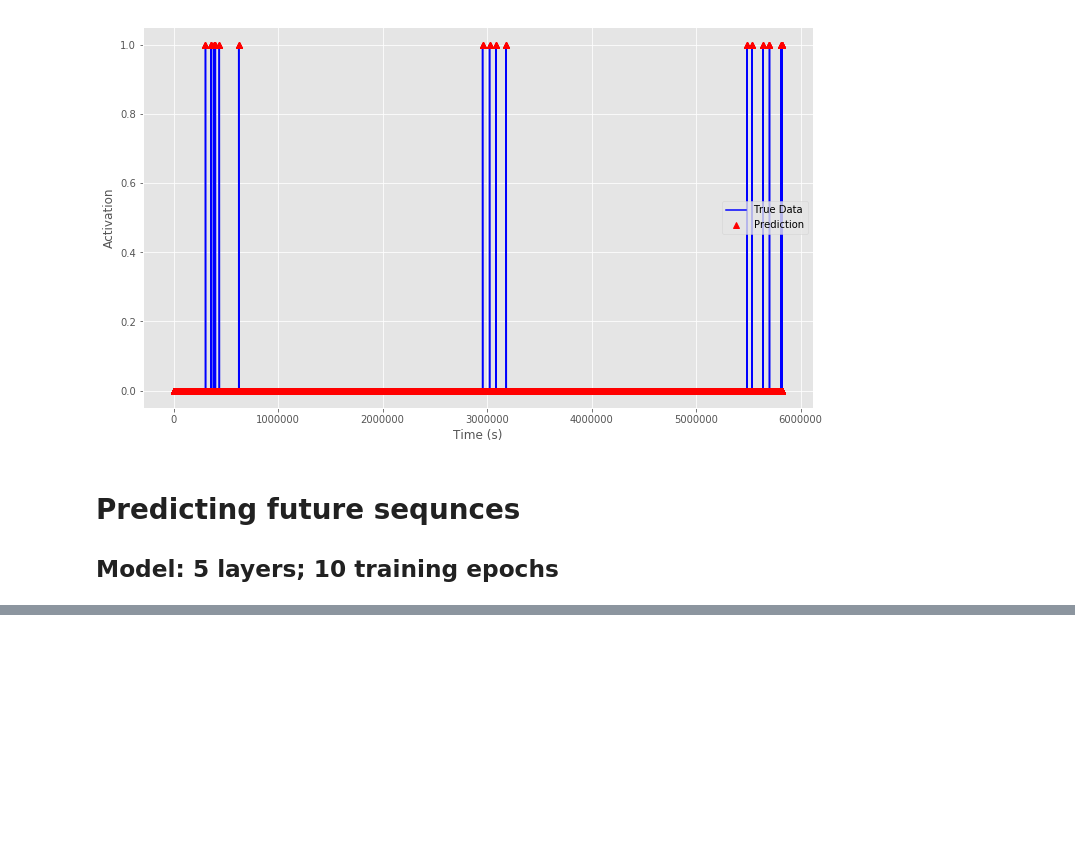
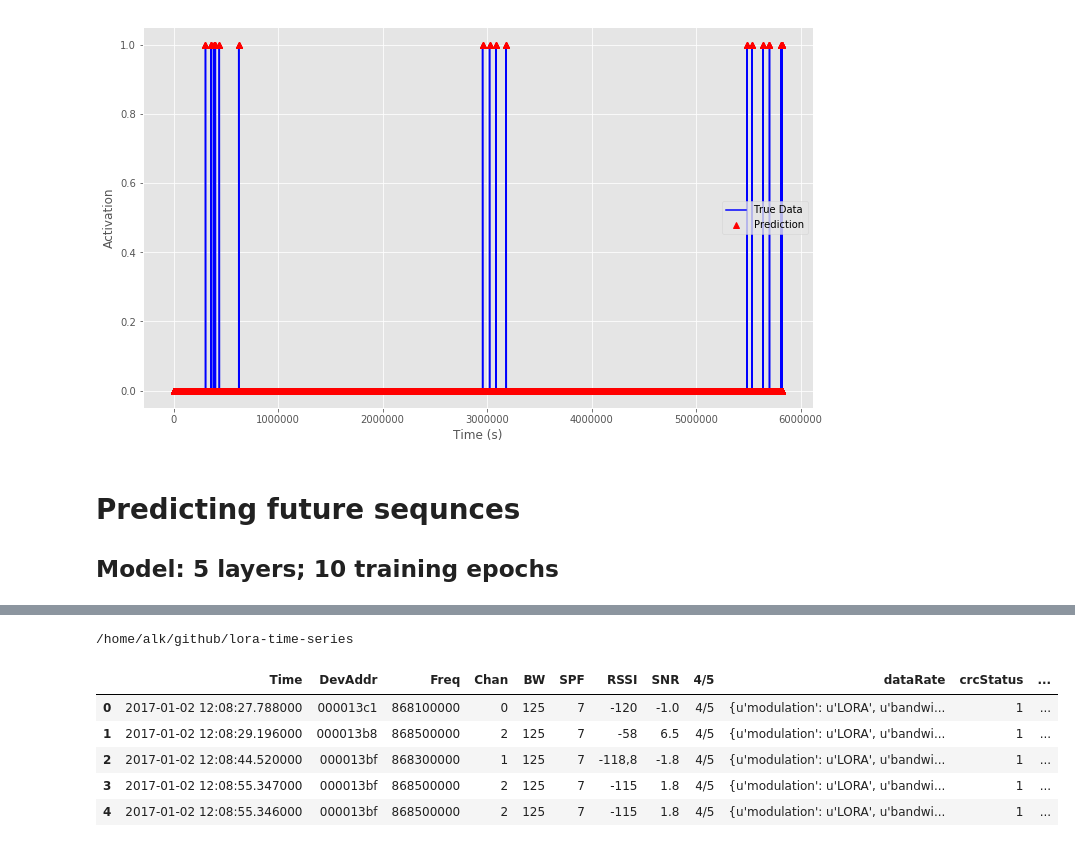
Before and after one commit to akapet00/lora-time-series, a Jupyter notebook: notebooks/01-evaluation.ipynb, the cells around one changed output, grey strips where cells are left out. Saved outputs shown, nothing was run; the diff lists cells and outputs as text; code cells hidden in the pictures; blank space fills up the shorter version.

```diff
--- a/notebooks/01-evaluation.ipynb
+++ b/notebooks/01-evaluation.ipynb
@@ -168,0 +202,24 @@ y_test_pred_10_seq = predict_sequences_multiple(data=X_test,
+# %%
+# error assessment
+%matplotlib inline
+import pandas as pd
+import numpy as np
+import matplotlib.pyplot as plt
+import seaborn as sns
+import os
+PROJ_ROOT = os.path.abspath(os.path.join(os.pardir))
+print(PROJ_ROOT)
+
+DATASET_PATH = 'data/raw'
+
+data_fname = os.path.join(PROJ_ROOT, DATASET_PATH, 'LORA_data.csv')
+dframe = pd.read_csv(data_fname, header=0, sep=';')
+dframe.head()
+# %% [output]
+/home/alk/github/lora-time-series
+|  | Time | DevAddr | Freq | Chan | BW | SPF | RSSI | SNR | 4/5 | dataRate | crcStatus | ... |
+| 0 | 2017-01-02 12:08:27.788000 | 000013c1 | 868100000 | 0 | 125 | 7 | -120 | -1.0 | 4/5 | {u'modulation': u'LORA', u'bandwi... | 1 | ... |
+| 1 | 2017-01-02 12:08:29.196000 | 000013b8 | 868500000 | 2 | 125 | 7 | -58 | 6.5 | 4/5 | {u'modulation': u'LORA', u'bandwi... | 1 | ... |
+| 2 | 2017-01-02 12:08:44.520000 | 000013bf | 868300000 | 1 | 125 | 7 | -118,8 | -1.8 | 4/5 | {u'modulation': u'LORA', u'bandwi... | 1 | ... |
+| 3 | 2017-01-02 12:08:55.347000 | 000013bf | 868500000 | 2 | 125 | 7 | -115 | 1.8 | 4/5 | {u'modulation': u'LORA', u'bandwi... | 1 | ... |
+| 4 | 2017-01-02 12:08:55.346000 | 000013bf | 868500000 | 2 | 125 | 7 | -115 | 1.8 | 4/5 | {u'modulation': u'LORA', u'bandwi... | 1 | ... |
```
Also changed, not shown: parts of 12 cells of this notebook, 3 other files.
